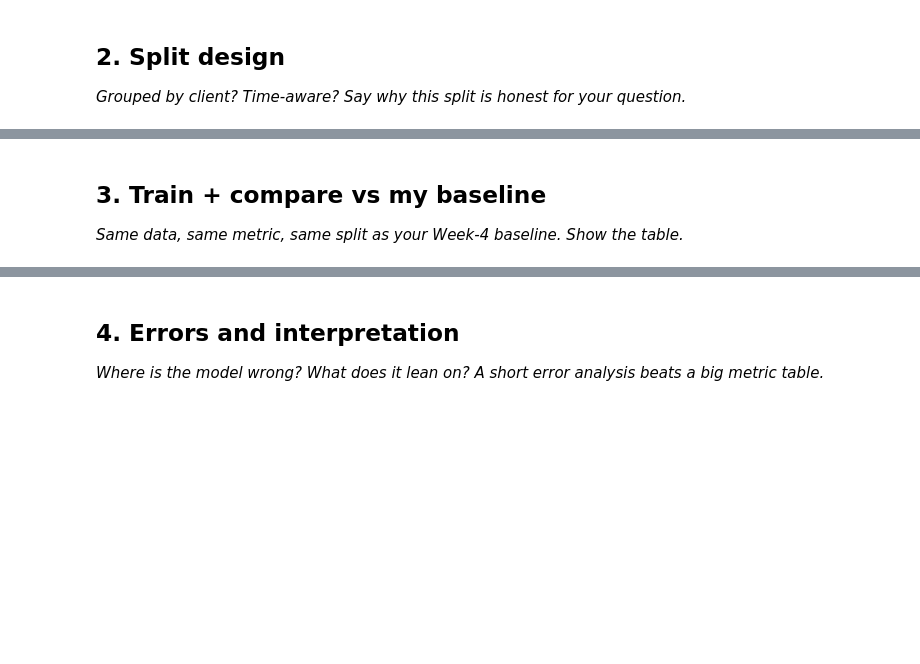
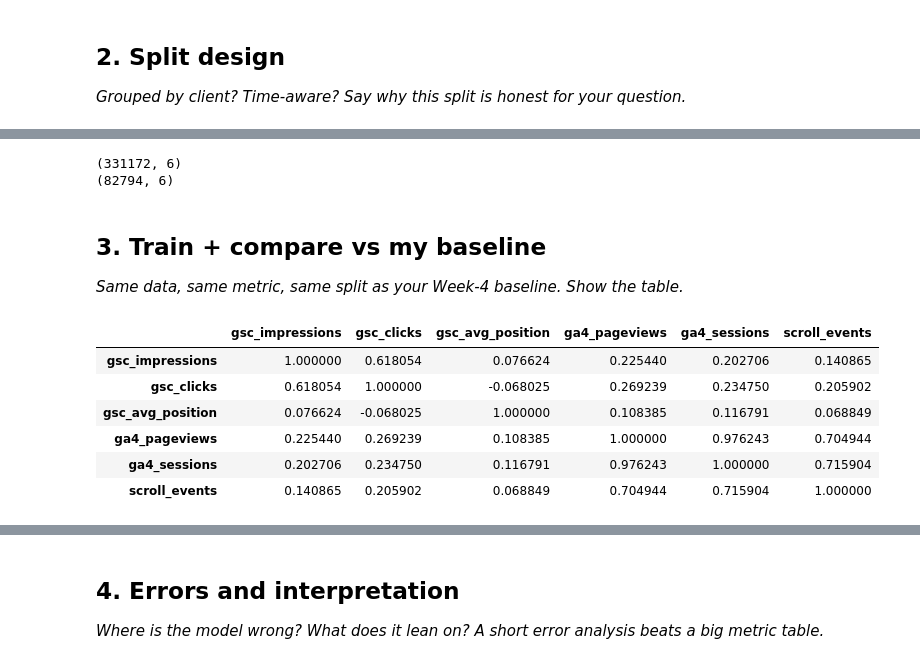
Before and after one commit to omi290/flyrank-ml-internship, a Jupyter notebook: work/notebooks/w05_model.ipynb, the cells around one changed output, grey strips where cells are left out. Drawn from its saved outputs; the diff is of its cells as text; code cells hidden in the pictures; blank space fills up the shorter version.

```diff
--- a/work/notebooks/w05_model.ipynb
+++ b/work/notebooks/w05_model.ipynb
@@ -8,0 +34,20 @@ This skeleton is yours to fill. Work the sections **in order** — each one has
+# %%
+feature_vector = db.sql("""
+SELECT
+    report_date,
+    client_hash_id,
+    content_hash_id,
+
+    COALESCE(gsc_impressions,0) AS gsc_impressions,
+    COALESCE(gsc_clicks,0) AS gsc_clicks,
+    COALESCE(gsc_avg_position,0) AS gsc_avg_position,
+    COALESCE(ga4_pageviews,0) AS ga4_pageviews,
+    COALESCE(ga4_sessions,0) AS ga4_sessions,
+    COALESCE(scroll_events,0) AS scroll_events
+
+FROM march_data
+
+WHERE ga4_data_available IS TRUE
+""").df()
+
+feature_vector.head()
@@ -23,3 +124,36 @@ This skeleton is yours to fill. Work the sections **in order** — each one has
+# %%
+from sklearn.model_selection import train_test_split
+
+df = feature_vector.copy()
+
+X = df[
+    [
+        "gsc_impressions",
+        "gsc_clicks",
+        "gsc_avg_position",
+        "ga4_pageviews",
+        "ga4_sessions",
+        "scroll_events"
+    ]
+]
+
+# Proxy label:
+# High impressions indicate high content opportunity.
+
+y = (df["gsc_impressions"] > 1000).astype(int)
+
+X_train, X_test, y_train, y_test = train_test_split(
+    X,
+    y,
+    test_size=0.2,
+    random_state=42
+)
+
+print(X_train.shape)
+print(X_test.shape)
+# %% [output]
+(331172, 6)
+(82794, 6)
 # %% [markdown]
 ## 3. Train + compare vs my baseline
 
@@ -29,0 +161,21 @@ This skeleton is yours to fill. Work the sections **in order** — each one has
+# %%
+correlation = feature_vector[
+    [
+        "gsc_impressions",
+        "gsc_clicks",
+        "gsc_avg_position",
+        "ga4_pageviews",
+        "ga4_sessions",
+        "scroll_events"
+    ]
+].corr()
+
+correlation
+# %% [output]
+|  | gsc_impressions | gsc_clicks | gsc_avg_position | ga4_pageviews | ga4_sessions | scroll_events |
+| gsc_impressions | 1.000000 | 0.618054 | 0.076624 | 0.225440 | 0.202706 | 0.140865 |
+| gsc_clicks | 0.618054 | 1.000000 | -0.068025 | 0.269239 | 0.234750 | 0.205902 |
+| gsc_avg_position | 0.076624 | -0.068025 | 1.000000 | 0.108385 | 0.116791 | 0.068849 |
+| ga4_pageviews | 0.225440 | 0.269239 | 0.108385 | 1.000000 | 0.976243 | 0.704944 |
+| ga4_sessions | 0.202706 | 0.234750 | 0.116791 | 0.976243 | 1.000000 | 0.715904 |
+| scroll_events | 0.140865 | 0.205902 | 0.068849 | 0.704944 | 0.715904 | 1.000000 |
```
Also changed, not shown: parts of 14 cells of this notebook.
